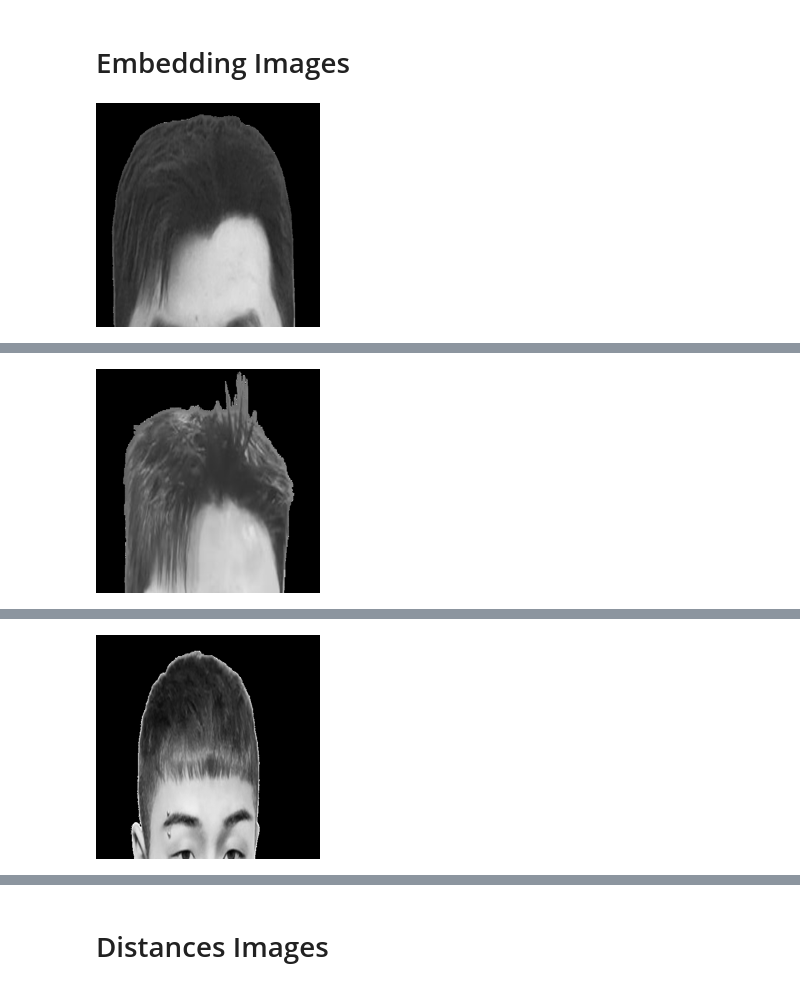
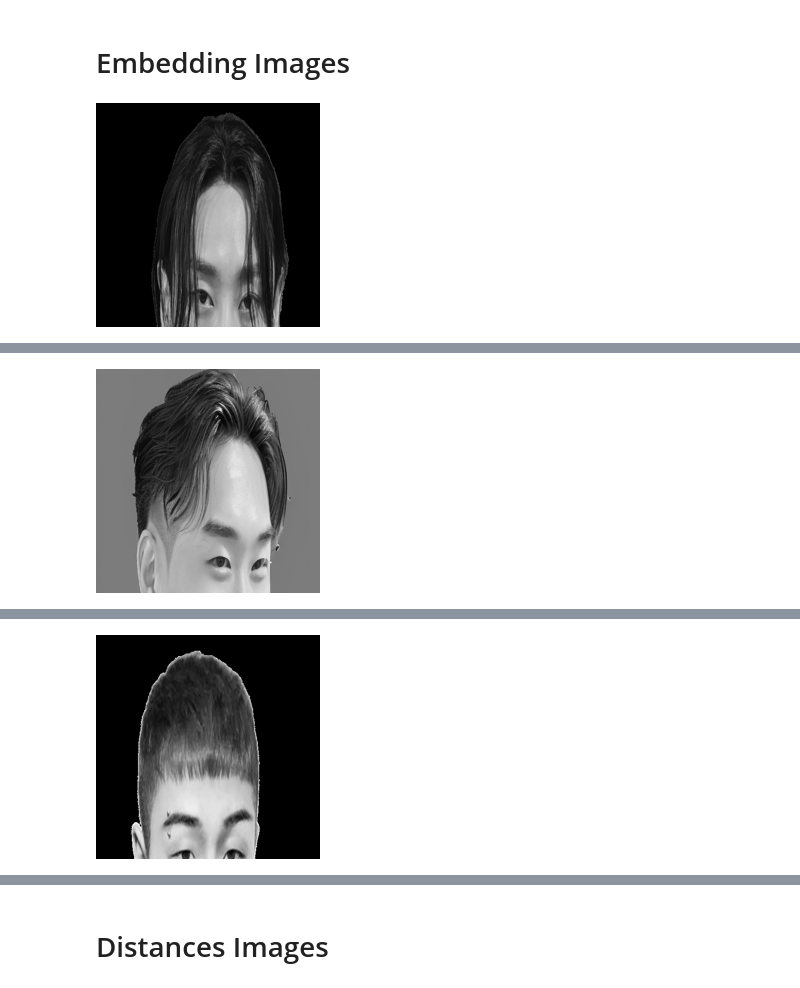
Before and after one commit to JSJeong-me/Hair, a Jupyter notebook: HairStyle_Vector_Similarity.ipynb, the cells around one changed output, grey strips where cells are left out. Saved outputs shown, nothing was run; the diff lists cells and outputs as text; code cells hidden in the pictures.

```diff
--- a/HairStyle_Vector_Similarity.ipynb
+++ b/HairStyle_Vector_Similarity.ipynb
@@ -33,8 +33,8 @@ def extract(file):
   #print('-----------')
   return flattended_feature
 # %%
-ail_base = extract('AIL-upper.png')
-ail1 = extract('AIL-1.png')
+ail_base = extract('JUMP-upper.png')
+ail1 = extract('upper_jump(91).png')
 crop_base = extract('CROP-upper.png')
 # %% [output]
-[figure, old version]
+[figure, new version]
@@ -42 +42 @@ crop_base = extract('CROP-upper.png')
-[figure, old version]
+[figure, new version]
```
Also changed, not shown: parts of 6 cells of this notebook.
